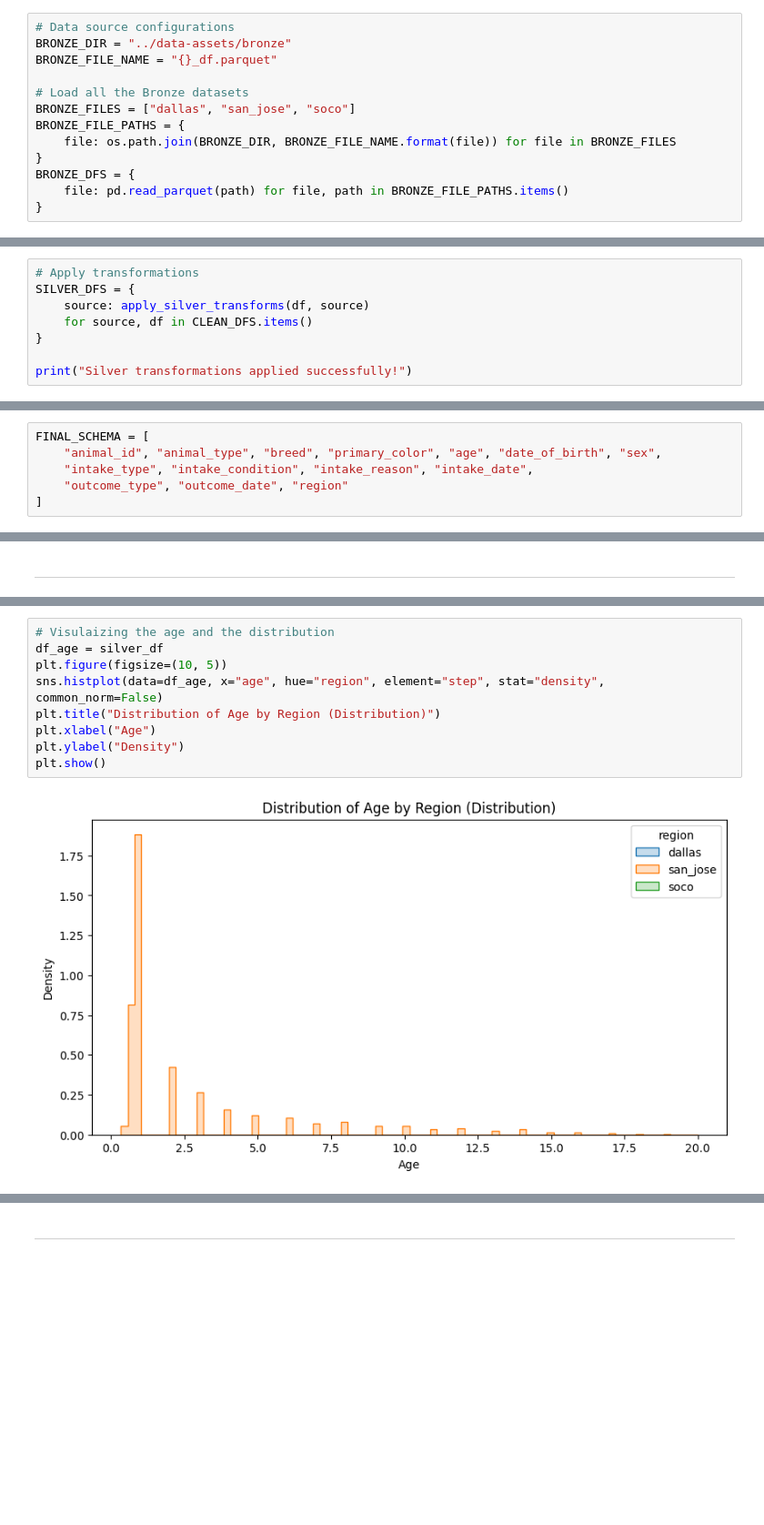
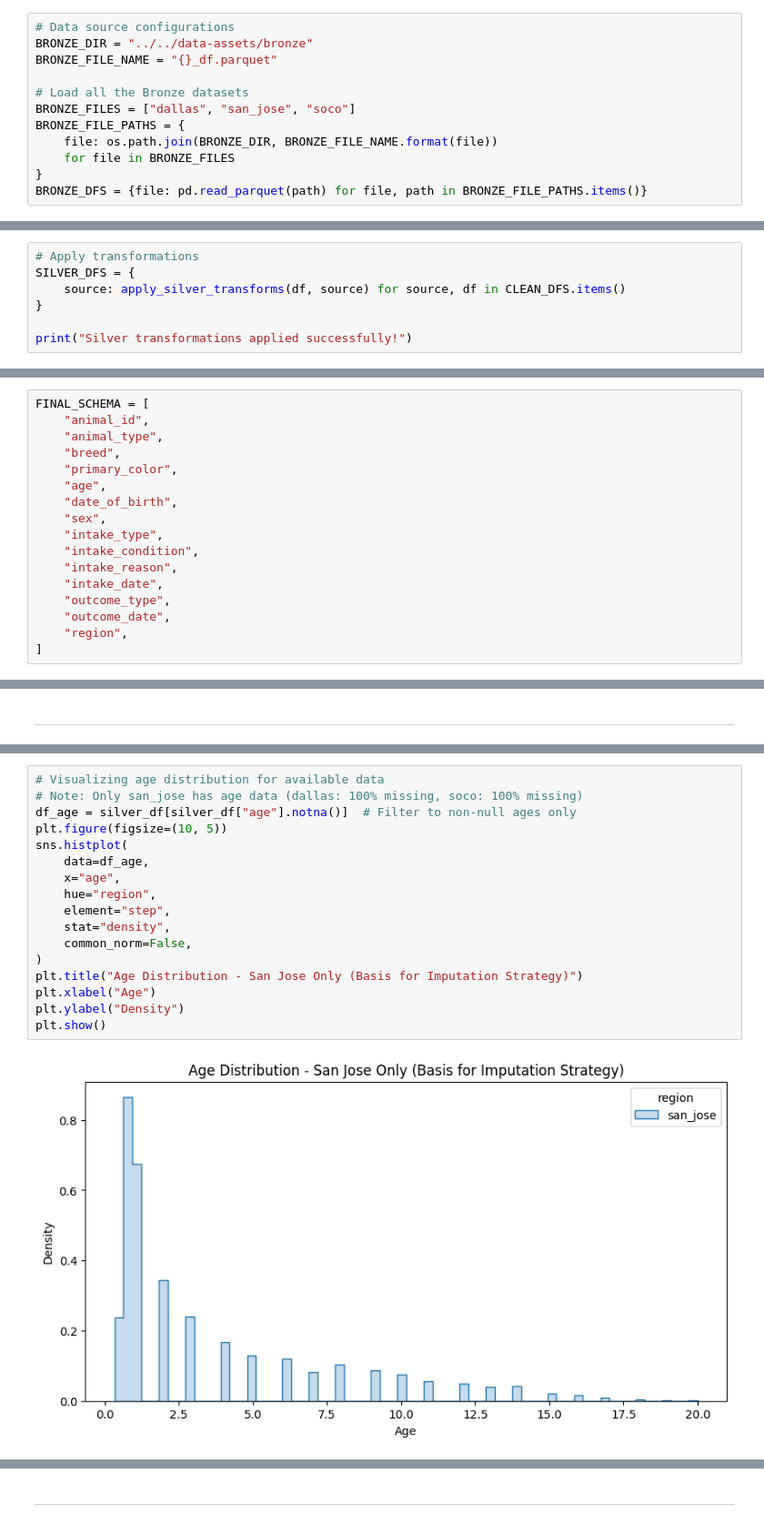
Before and after one commit to memckay/mads-milestone-1, a Jupyter notebook: notebooks/elt/2_silver_vis.ipynb, the cells around one changed output, grey strips where cells are left out. Shown at 91% size. Cells and saved outputs as stored; diff of their text form; blank space fills up the shorter version.

Commit message:
Cleaned Silver Almost Finalized

```diff
--- a/notebooks/elt/2_silver_vis.ipynb
+++ b/notebooks/elt/2_silver_vis.ipynb
@@ -109,16 +121,15 @@ Here we centralize file paths, API endpoints, and date-column definitions, then
 # %%
 # Data source configurations
-BRONZE_DIR = "../data-assets/bronze"
+BRONZE_DIR = "../../data-assets/bronze"
 BRONZE_FILE_NAME = "{}_df.parquet"
 
 # Load all the Bronze datasets
 BRONZE_FILES = ["dallas", "san_jose", "soco"]
 BRONZE_FILE_PATHS = {
-    file: os.path.join(BRONZE_DIR, BRONZE_FILE_NAME.format(file)) for file in BRONZE_FILES
+    file: os.path.join(BRONZE_DIR, BRONZE_FILE_NAME.format(file))
+    for file in BRONZE_FILES
 }
-BRONZE_DFS = {
-    file: pd.read_parquet(path) for file, path in BRONZE_FILE_PATHS.items()
-}
+BRONZE_DFS = {file: pd.read_parquet(path) for file, path in BRONZE_FILE_PATHS.items()}
 # %% [markdown]
 -----
 # %% [markdown]
@@ -984,8 +1032,7 @@ Apply all silver-layer transformations to each dataset in one streamlined operat
 # %%
 # Apply transformations
 SILVER_DFS = {
-    source: apply_silver_transforms(df, source)
-    for source, df in CLEAN_DFS.items()
+    source: apply_silver_transforms(df, source) for source, df in CLEAN_DFS.items()
 }
 
 print("Silver transformations applied successfully!")
@@ -1024,8 +1071,19 @@ Combine each source’s cleaned DataFrame into the final `silver_df` according t
 # %%
 FINAL_SCHEMA = [
-    "animal_id", "animal_type", "breed", "primary_color", "age", "date_of_birth", "sex",
-    "intake_type", "intake_condition", "intake_reason", "intake_date",
-    "outcome_type", "outcome_date", "region"
+    "animal_id",
+    "animal_type",
+    "breed",
+    "primary_color",
+    "age",
+    "date_of_birth",
+    "sex",
+    "intake_type",
+    "intake_condition",
+    "intake_reason",
+    "intake_date",
+    "outcome_type",
+    "outcome_date",
+    "region",
 ]
 # %%
 # Here we create the final silver dataset
@@ -1112,11 +1212,19 @@ Missing Data Summary:
 # %%
-# Visulaizing the age and the distribution
-df_age = silver_df
+# Visualizing age distribution for available data
+# Note: Only san_jose has age data (dallas: 100% missing, soco: 100% missing)
+df_age = silver_df[silver_df["age"].notna()]  # Filter to non-null ages only
 plt.figure(figsize=(10, 5))
-sns.histplot(data=df_age, x="age", hue="region", element="step", stat="density", common_norm=False)
-plt.title("Distribution of Age by Region (Distribution)")
+sns.histplot(
+    data=df_age,
+    x="age",
+    hue="region",
+    element="step",
+    stat="density",
+    common_norm=False,
+)
+plt.title("Age Distribution - San Jose Only (Basis for Imputation Strategy)")
 plt.xlabel("Age")
 plt.ylabel("Density")
 plt.show()
 # %% [output]
-[figure, old version]
+[figure, new version]
```
Also changed, not shown: parts of 85 cells of this notebook, 3 other files.
